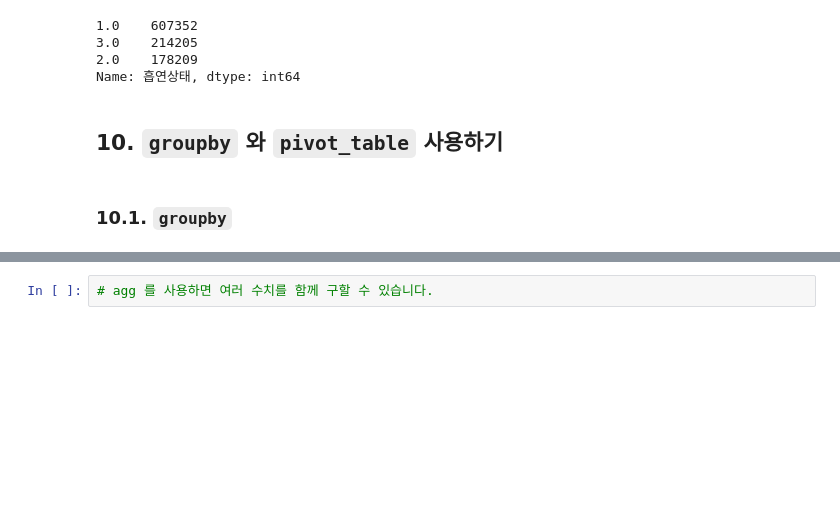
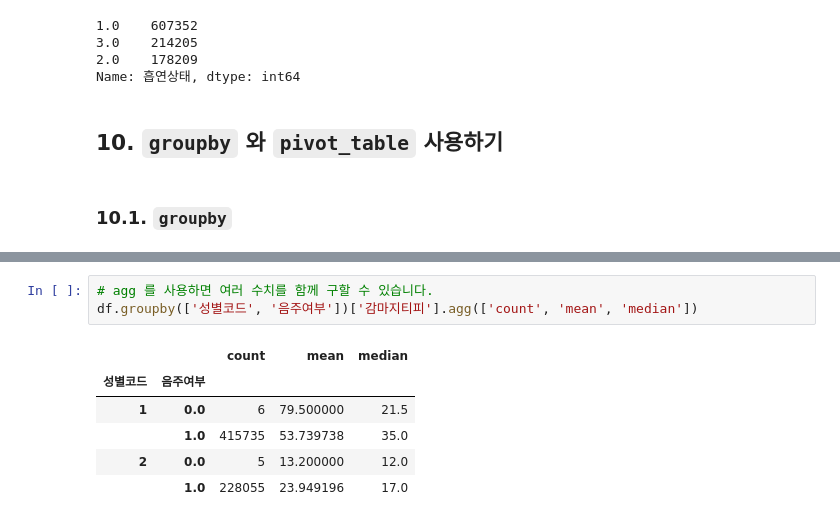
Before and after one commit to ghleex/TIL, a Jupyter notebook: 07_data_science/01_starts_ds_w_python/03_health_screening_data/01_health_screening_data.ipynb, the cells around one changed output, grey strips where cells are left out. Drawn from its saved outputs; the diff is of its cells as text; blank space fills up the shorter version.

```diff
--- a/07_data_science/01_starts_ds_w_python/03_health_screening_data/01_health_screening_data.ipynb
+++ b/07_data_science/01_starts_ds_w_python/03_health_screening_data/01_health_screening_data.ipynb
@@ -269,2 +299,10 @@ Name: 흡연상태, dtype: int64
 # %%
 # agg 를 사용하면 여러 수치를 함께 구할 수 있습니다.
+df.groupby(['성별코드', '음주여부'])['감마지티피'].agg(['count', 'mean', 'median'])
+# %% [output]
+|  |  | count | mean | median |
+| 성별코드 | 음주여부 |  |  |  |
+| 1 | 0.0 | 6 | 79.500000 | 21.5 |
+|  | 1.0 | 415735 | 53.739738 | 35.0 |
+| 2 | 0.0 | 5 | 13.200000 | 12.0 |
+|  | 1.0 | 228055 | 23.949196 | 17.0 |
```
Also changed, not shown: parts of 12 cells of this notebook.
